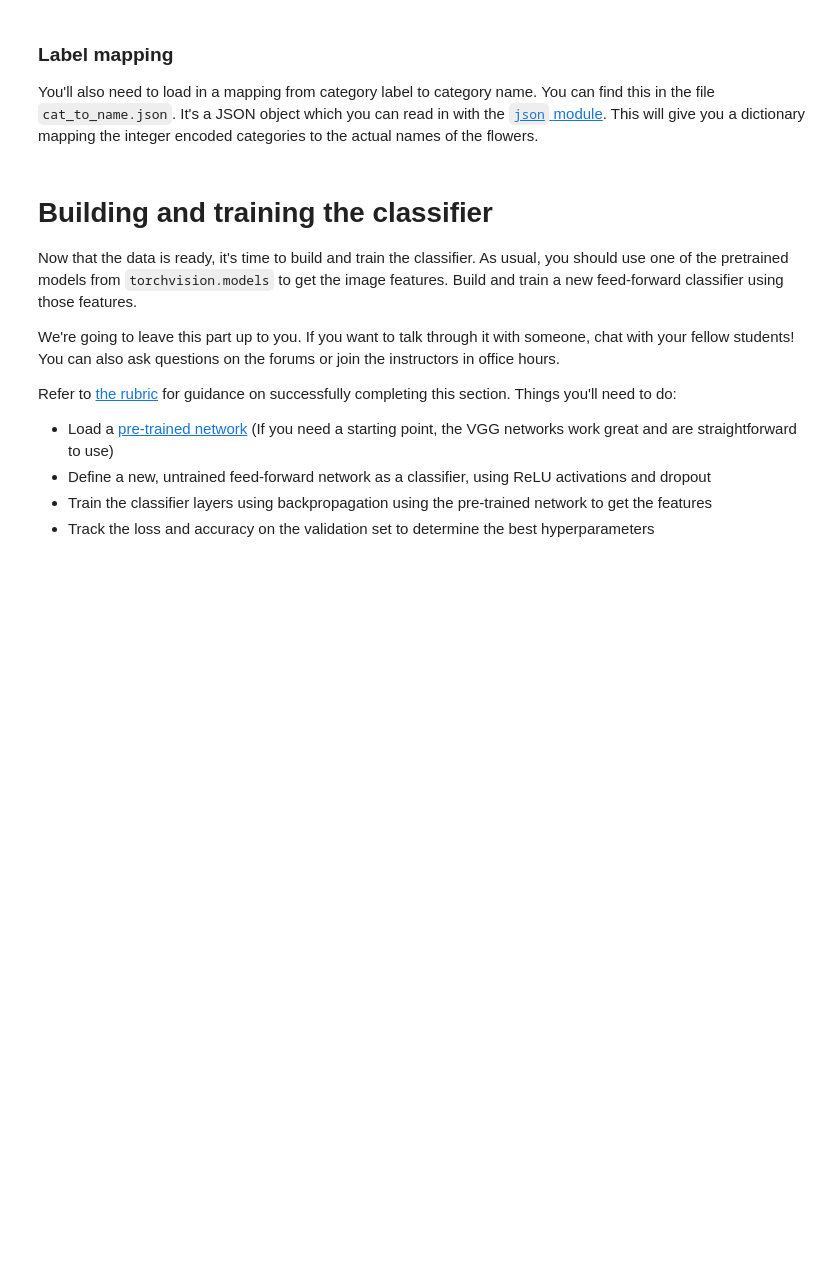
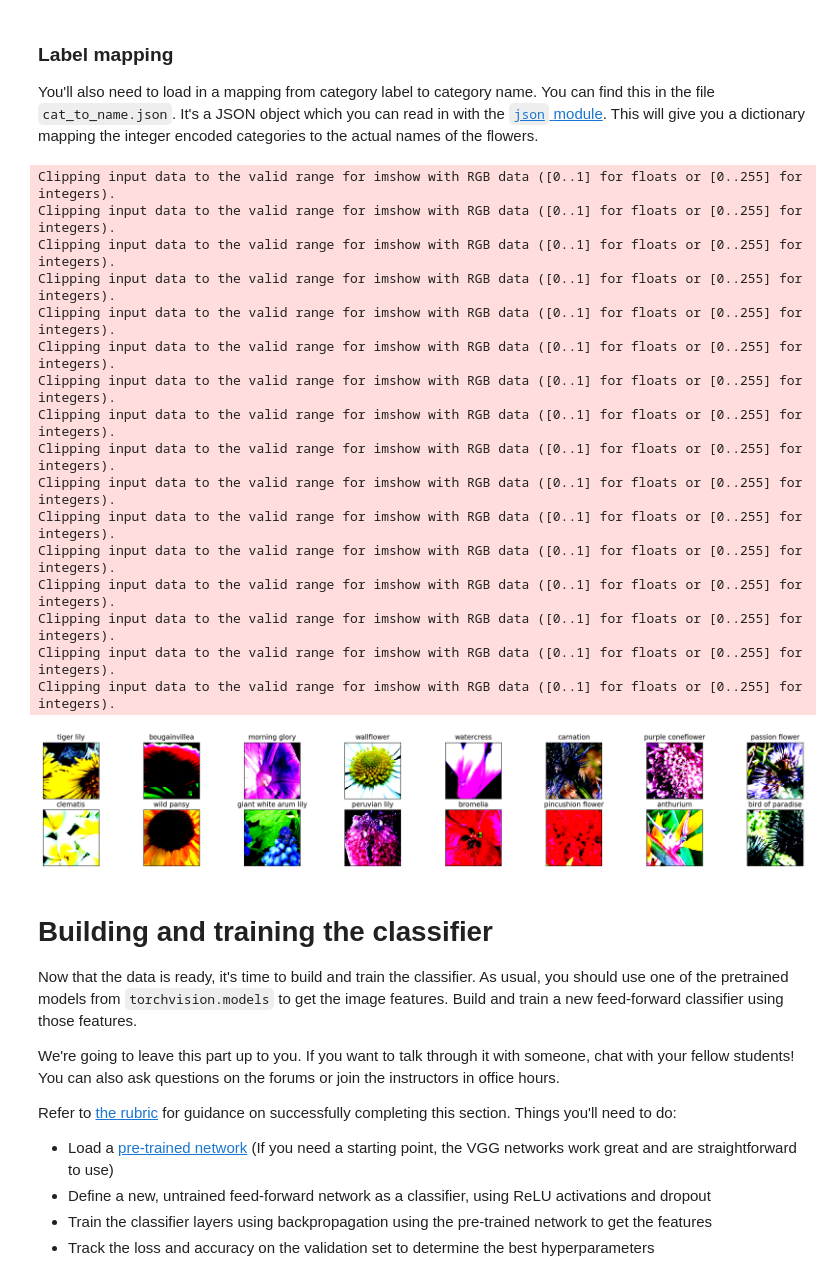
Before and after one commit to sam-karis/pytorch_challenge, a Jupyter notebook: Image Classifier Project.ipynb, the cells around one changed output. Cells and saved outputs as stored; diff of their text form; code cells hidden in the pictures; blank space fills up the shorter version.

```diff
--- a/Image Classifier Project.ipynb
+++ b/Image Classifier Project.ipynb
@@ -50,21 +50,31 @@ train_dir = os.path.join(data_dir, 'train')
 valid_dir = os.path.join(data_dir, 'valid')
 # %%
 # TODO: Define your transforms for the training and validation sets
+mean_normalize = [0.485, 0.456, 0.406]
+std_normalize = [0.229, 0.224, 0.225]
+
 train_data_transforms = transforms.Compose([transforms.RandomRotation(30),
+                                            transforms.RandomHorizontalFlip(),
                                             transforms.CenterCrop(224),
                                             transforms.ToTensor(),
-                                            transforms.Normalize([0.5, 0.5, 0.5],
-                                                                 [0.5, 0.5, 0.5])])
+                                            transforms.Normalize(mean_normalize,
+                                                                 std_normalize)])
 
-valid_data_transforms = transforms.Compose([transforms.Resize(255),
+valid_data_transforms = transforms.Compose([transforms.Resize(256),
                                             transforms.CenterCrop(224),
-                                            transforms.ToTensor()])
+                                            transforms.ToTensor(),
+                                            transforms.Normalize(mean_normalize,
+                                                                 std_normalize)])
 
 # TODO: Load the datasets with ImageFolder
 train_image_datasets = datasets.ImageFolder(train_dir, transform=train_data_transforms)
 valid_image_datasets = datasets.ImageFolder(valid_dir, transform=valid_data_transforms)
 
+# check number of images
+print('Num training images: ', len(train_image_datasets))
+print('Num test images: ', len(valid_image_datasets))
+
 # TODO: Using the image datasets and the trainforms, define the dataloaders
-batch_size = 32
+batch_size = 16
 traindataloaders = torch.utils.data.DataLoader(train_image_datasets, batch_size=batch_size, shuffle=True)
 validdataloaders = torch.utils.data.DataLoader(valid_image_datasets, batch_size=batch_size, shuffle=False)
@@ -95,6 +104,36 @@ import json
 
 with open('cat_to_name.json', 'r') as f:
     cat_to_name = json.load(f)
+# %%
+# Visualize some sample data
+# obtain one batch of training images
+images, labels = next(iter(traindataloaders))
+images, labels= images.numpy(), labels.numpy() # convert images & labels to numpy for display
+
+# plot the images in the batch, along with the corresponding labels
+fig = plt.figure(figsize=(25, 4))
+for idx in np.arange(16):
+    ax = fig.add_subplot(2, 16/2, idx+1, xticks=[], yticks=[])
+    plt.imshow(np.transpose(images[idx], (1, 2, 0)))
+    ax.set_title(cat_to_name[str(labels[idx])])
+# %% [output]
+Clipping input data to the valid range for imshow with RGB data ([0..1] for floats or [0..255] for integers).
+Clipping input data to the valid range for imshow with RGB data ([0..1] for floats or [0..255] for integers).
+Clipping input data to the valid range for imshow with RGB data ([0..1] for floats or [0..255] for integers).
+Clipping input data to the valid range for imshow with RGB data ([0..1] for floats or [0..255] for integers).
+Clipping input data to the valid range for imshow with RGB data ([0..1] for floats or [0..255] for integers).
+Clipping input data to the valid range for imshow with RGB data ([0..1] for floats or [0..255] for integers).
+Clipping input data to the valid range for imshow with RGB data ([0..1] for floats or [0..255] for integers).
+Clipping input data to the valid range for imshow with RGB data ([0..1] for floats or [0..255] for integers).
+Clipping input data to the valid range for imshow with RGB data ([0..1] for floats or [0..255] for integers).
+Clipping input data to the valid range for imshow with RGB data ([0..1] for floats or [0..255] for integers).
+Clipping input data to the valid range for imshow with RGB data ([0..1] for floats or [0..255] for integers).
+Clipping input data to the valid range for imshow with RGB data ([0..1] for floats or [0..255] for integers).
+Clipping input data to the valid range for imshow with RGB data ([0..1] for floats or [0..255] for integers).
+Clipping input data to the valid range for imshow with RGB data ([0..1] for floats or [0..255] for integers).
+Clipping input data to the valid range for imshow with RGB data ([0..1] for floats or [0..255] for integers).
+Clipping input data to the valid range for imshow with RGB data ([0..1] for floats or [0..255] for integers).
+[figure, added]
 # %% [markdown]
 # Building and training the classifier
 
```
Also changed, not shown: parts of 15 cells of this notebook, 1 other file.
